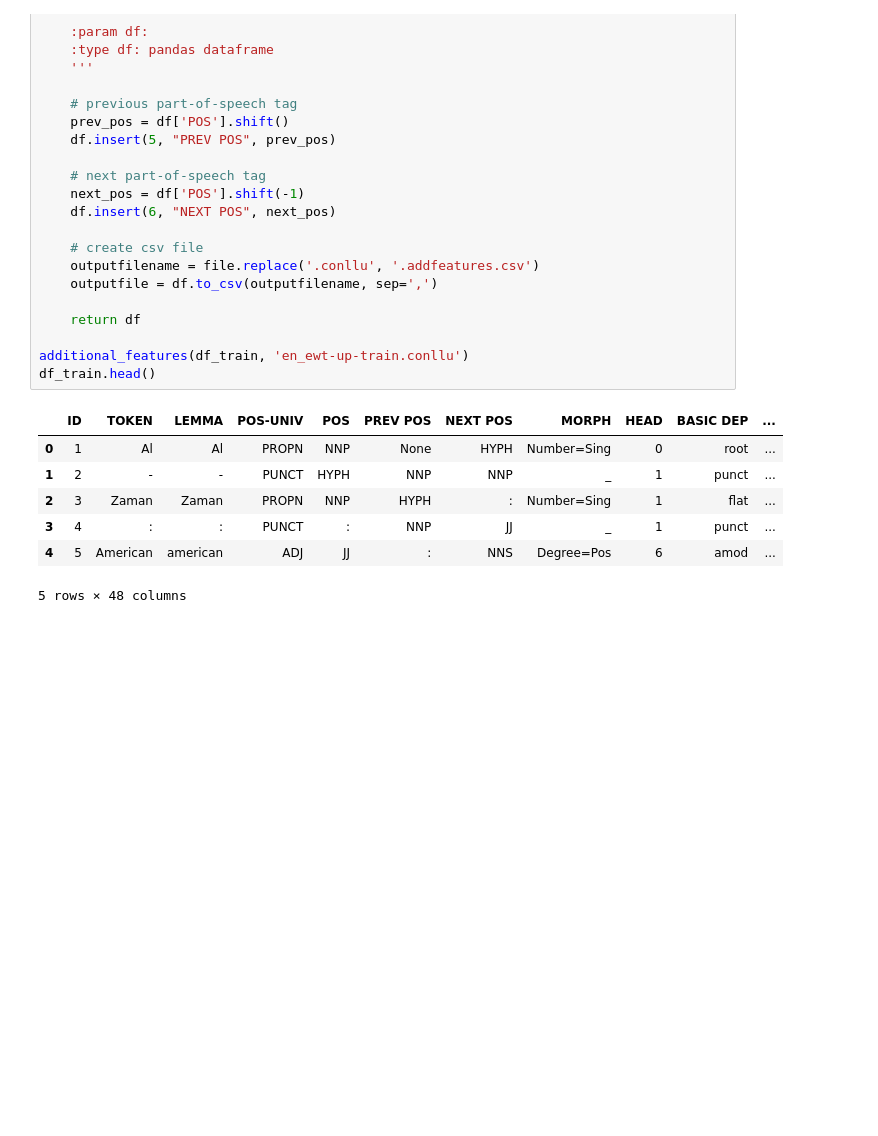
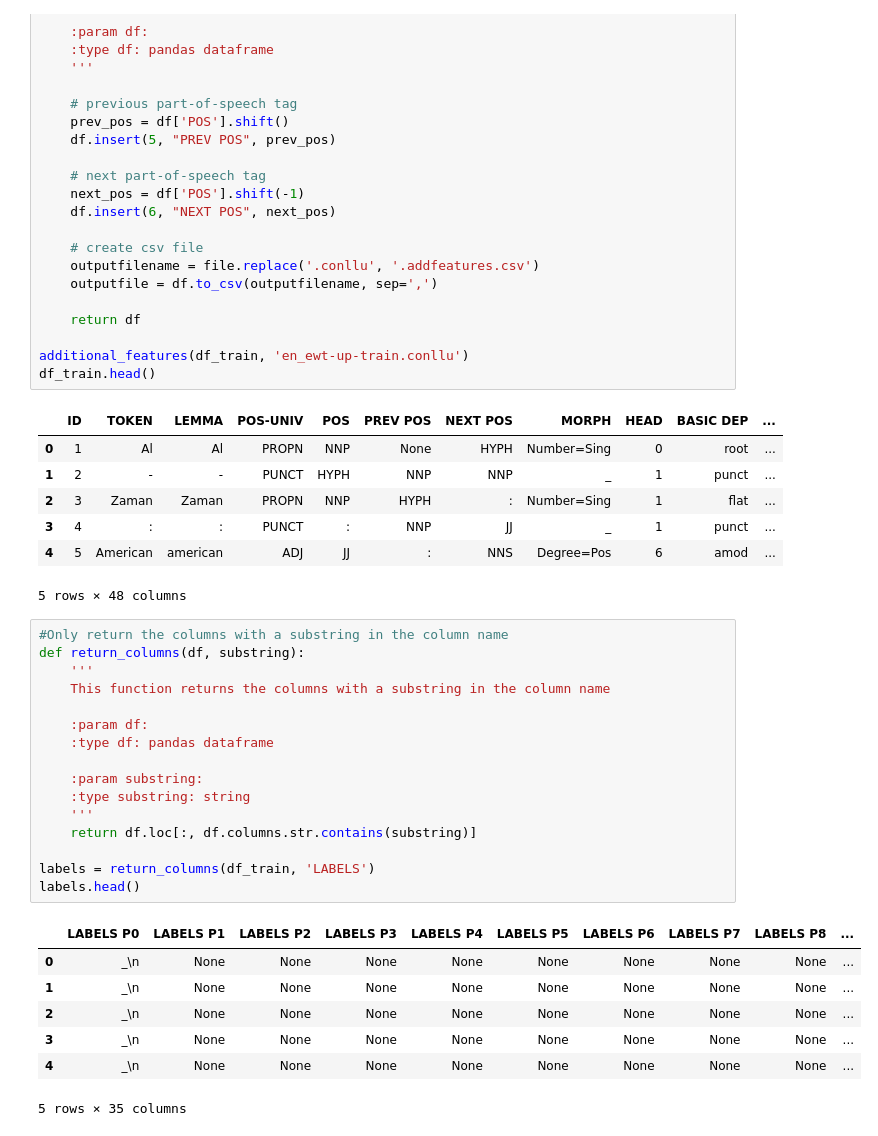
Before and after one commit to romeravoerman/advancednlp_2, a Jupyter notebook: assignment_2.ipynb, the cells around one changed output. Drawn from its saved outputs; the diff is of its cells as text; blank space fills up the shorter version.

```diff
--- a/assignment_2.ipynb
+++ b/assignment_2.ipynb
@@ -110,3 +111,27 @@ df_train.head()
 | 3 | 4 | : | : | PUNCT | : | NNP | JJ | _ | 1 | punct | ... |
 | 4 | 5 | American | american | ADJ | JJ | : | NNS | Degree=Pos | 6 | amod | ... |
 5 rows × 48 columns
+# %%
+#Only return the columns with a substring in the column name
+def return_columns(df, substring):
+    '''
+    This function returns the columns with a substring in the column name
+
+    :param df:
+    :type df: pandas dataframe
+
+    :param substring:
+    :type substring: string
+    '''
+    return df.loc[:, df.columns.str.contains(substring)]
+
+labels = return_columns(df_train, 'LABELS')
+labels.head()
+# %% [output]
+|  | LABELS P0 | LABELS P1 | LABELS P2 | LABELS P3 | LABELS P4 | LABELS P5 | LABELS P6 | LABELS P7 | LABELS P8 | ... |
+| 0 | _\n | None | None | None | None | None | None | None | None | ... |
+| 1 | _\n | None | None | None | None | None | None | None | None | ... |
+| 2 | _\n | None | None | None | None | None | None | None | None | ... |
+| 3 | _\n | None | None | None | None | None | None | None | None | ... |
+| 4 | _\n | None | None | None | None | None | None | None | None | ... |
+5 rows × 35 columns
```
Also changed, not shown: parts of 5 cells of this notebook, 4 other files.
